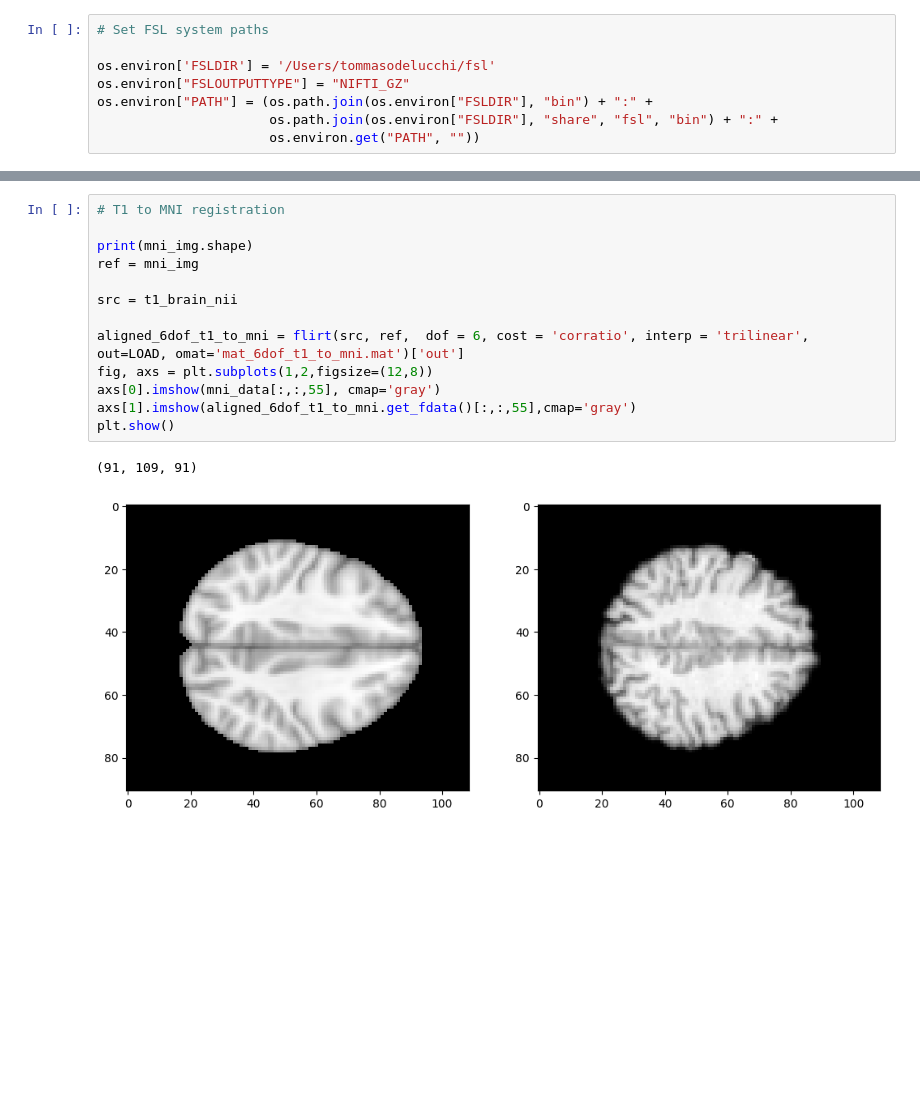
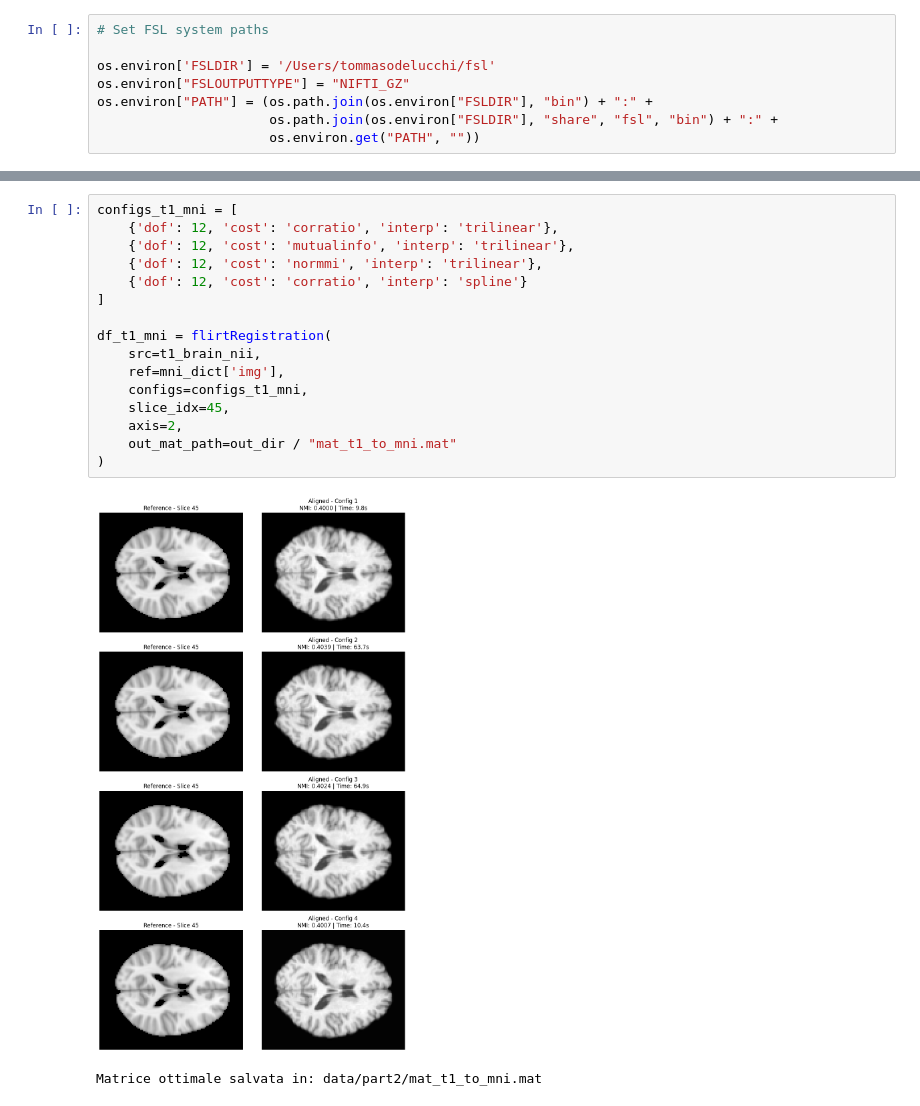
Before and after one commit to tommydelu/MRI-analysis-pipeline, a Jupyter notebook: 2_img_registration.ipynb, the cells around one changed output, grey strips where cells are left out. Cells and saved outputs as stored; diff of their text form; blank space fills up the shorter version.

```diff
--- a/2_img_registration.ipynb
+++ b/2_img_registration.ipynb
@@ -64,17 +78,20 @@ plt.show()
 # %%
-# T1 to MNI registration
+configs_t1_mni = [
+    {'dof': 12, 'cost': 'corratio', 'interp': 'trilinear'},
+    {'dof': 12, 'cost': 'mutualinfo', 'interp': 'trilinear'},
+    {'dof': 12, 'cost': 'normmi', 'interp': 'trilinear'},
+    {'dof': 12, 'cost': 'corratio', 'interp': 'spline'}
+]
 
-print(mni_img.shape)
-ref = mni_img
-
-src = t1_brain_nii
-
-aligned_6dof_t1_to_mni = flirt(src, ref,  dof = 6, cost = 'corratio', interp = 'trilinear', out=LOAD, omat='mat_6dof_t1_to_mni.mat')['out']
-fig, axs = plt.subplots(1,2,figsize=(12,8))
-axs[0].imshow(mni_data[:,:,55], cmap='gray')
-axs[1].imshow(aligned_6dof_t1_to_mni.get_fdata()[:,:,55],cmap='gray')
-plt.show()
+df_t1_mni = flirtRegistration(
+    src=t1_brain_nii,
+    ref=mni_dict['img'],
+    configs=configs_t1_mni,
+    slice_idx=45,
+    axis=2,
+    out_mat_path=out_dir / "mat_t1_to_mni.mat"
+)
 # %% [output]
+[figure, new version]
-(91, 109, 91)
+Matrice ottimale salvata in: data/part2/mat_t1_to_mni.mat
-[figure, old version]
 # %%
```
Also changed, not shown: parts of 8 cells of this notebook, 3 other files.
